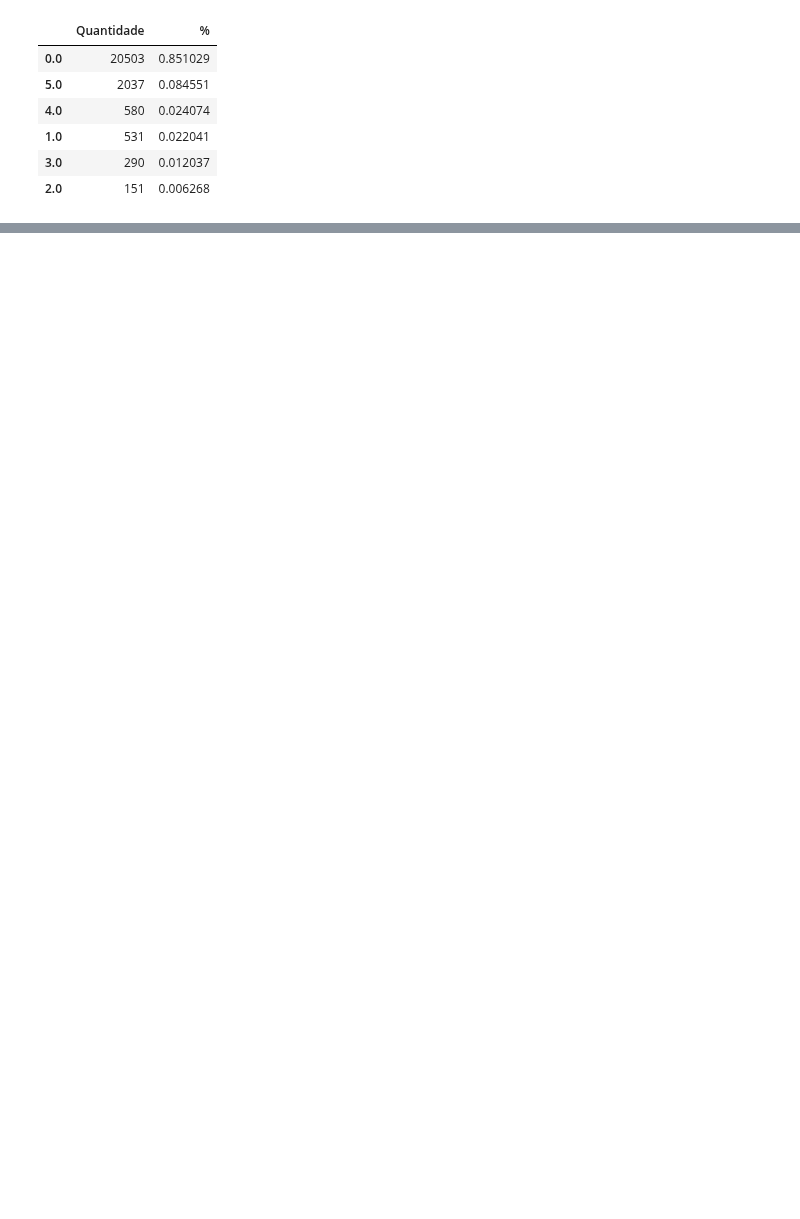
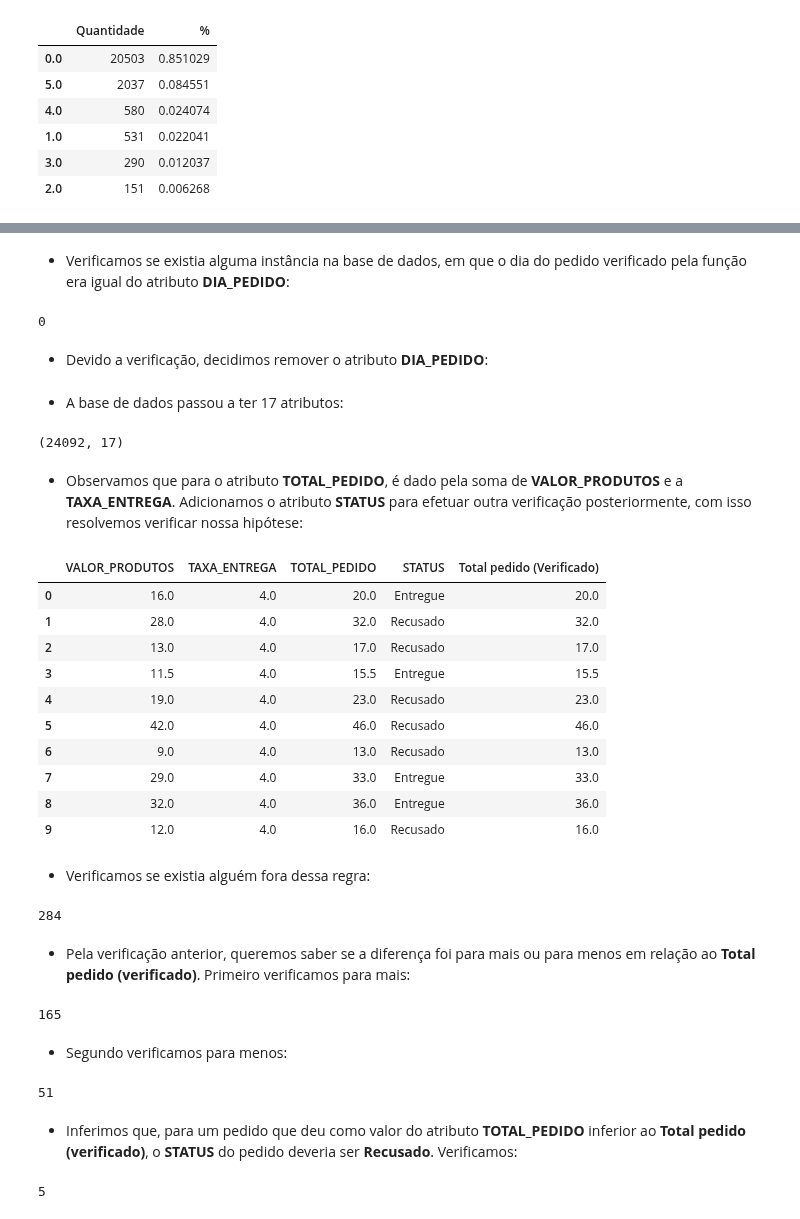
Before and after one commit to anfsantana/mata60-bd-bi, a Jupyter notebook: Business Intelligence.ipynb, the cells around one changed output, grey strips where cells are left out. Drawn from its saved outputs; the diff is of its cells as text; code cells hidden in the pictures; blank space fills up the shorter version.

```diff
--- a/Business Intelligence.ipynb
+++ b/Business Intelligence.ipynb
@@ -398,0 +425,76 @@ listar_ocorrencias_avaliacao(novaBase)
+# %% [markdown]
+- Verificamos se existia alguma instância na base de dados, em que o dia do pedido verificado pela função era igual do atributo **DIA_PEDIDO**:
+# %%
+filtrado = df1[(df1['DIA_PEDIDO']
+                == df1['Dia do pedido (Verificado pela função)'])]
+len(filtrado)
+# %% [output]
+0
+# %% [markdown]
+- Devido a verificação, decidimos remover o atributo **DIA_PEDIDO**:
+# %%
+novaBase = novaBase.drop(columns=['DIA_PEDIDO'])
+# %% [markdown]
+- A base de dados passou a ter 17 atributos:
+# %%
+novaBase.shape
+# %% [output]
+(24092, 17)
+# %% [markdown]
+- Observamos que para o atributo **TOTAL_PEDIDO**, é dado pela soma de **VALOR_PRODUTOS** e a **TAXA_ENTREGA**. Adicionamos o atributo **STATUS** para efetuar outra verificação posteriormente, com isso resolvemos verificar nossa hipótese:
+# %%
+df = novaBase.loc[:, ['VALOR_PRODUTOS',
+                        'TAXA_ENTREGA',
+                        'TOTAL_PEDIDO',
+                         'STATUS']]
+df['Total pedido (Verificado)'] = pd.DataFrame(df
+                                   .apply(lambda x:
+                                   (x['VALOR_PRODUTOS'] +
+                                    x['TAXA_ENTREGA']),
+                                      axis=1))
+
+df.head(10)
+# %% [output]
+|  | VALOR_PRODUTOS | TAXA_ENTREGA | TOTAL_PEDIDO | STATUS | Total pedido (Verificado) |
+| 0 | 16.0 | 4.0 | 20.0 | Entregue | 20.0 |
+| 1 | 28.0 | 4.0 | 32.0 | Recusado | 32.0 |
+| 2 | 13.0 | 4.0 | 17.0 | Recusado | 17.0 |
+| 3 | 11.5 | 4.0 | 15.5 | Entregue | 15.5 |
+| 4 | 19.0 | 4.0 | 23.0 | Recusado | 23.0 |
+| 5 | 42.0 | 4.0 | 46.0 | Recusado | 46.0 |
+| 6 | 9.0 | 4.0 | 13.0 | Recusado | 13.0 |
+| 7 | 29.0 | 4.0 | 33.0 | Entregue | 33.0 |
+| 8 | 32.0 | 4.0 | 36.0 | Entregue | 36.0 |
+| 9 | 12.0 | 4.0 | 16.0 | Recusado | 16.0 |
+# %% [markdown]
+- Verificamos se existia alguém fora dessa regra:
+# %%
+filtrado_diferente = df[(df['TOTAL_PEDIDO']
+                != df['Total pedido (Verificado)'])]
+len(filtrado_diferente)
+# %% [output]
+284
+# %% [markdown]
+- Pela verificação anterior, queremos saber se a diferença foi para mais ou para menos em relação ao **Total pedido (verificado)**. Primeiro verificamos para mais:
+# %%
+filtrado_para_mais = filtrado_diferente[(filtrado_diferente['TOTAL_PEDIDO']
+                > filtrado_diferente['Total pedido (Verificado)'])]
+len(filtrado_para_mais)
+# %% [output]
+165
+# %% [markdown]
+- Segundo verificamos para menos:
+# %%
+filtrado_para_menos = filtrado_diferente[(filtrado_diferente['TOTAL_PEDIDO']
+                < filtrado_diferente['Total pedido (Verificado)'])]
+recusados_esperado = len(filtrado_para_menos)
+recusados_esperado
+# %% [output]
+51
+# %% [markdown]
+- Inferimos que, para um pedido que deu como valor do atributo **TOTAL_PEDIDO** inferior ao  **Total pedido (verificado)**, o **STATUS** do pedido deveria ser **Recusado**. Verificamos:
+# %%
+recusados = filtrado_para_menos[(filtrado_para_menos['STATUS'] == 'Recusado')]
+len(recusados)
+# %% [output]
+5
```
Also changed, not shown: parts of 5 cells of this notebook.
